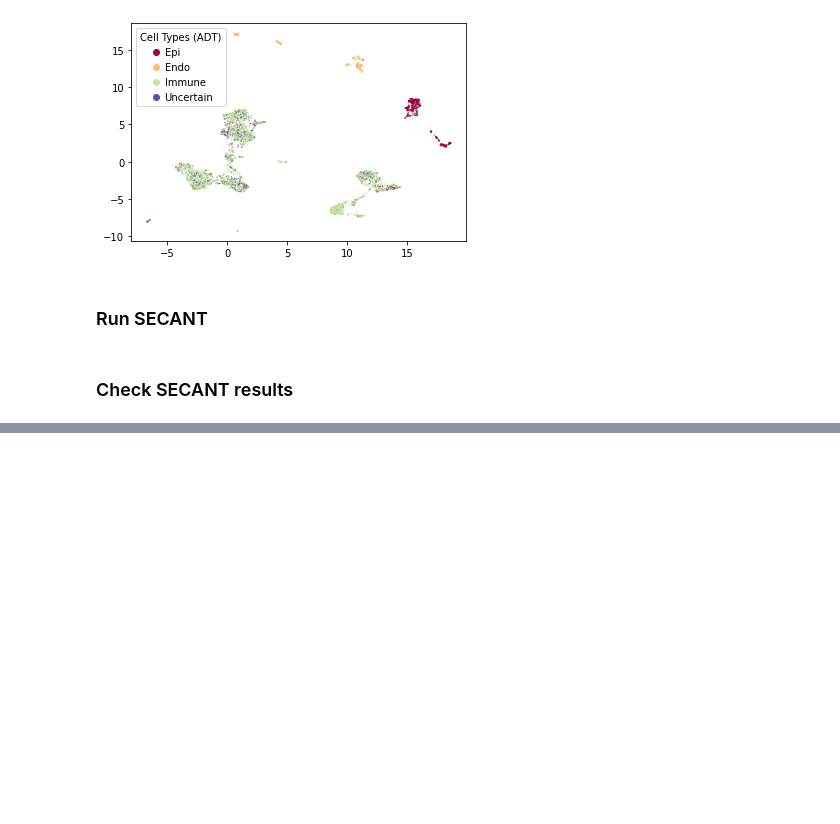
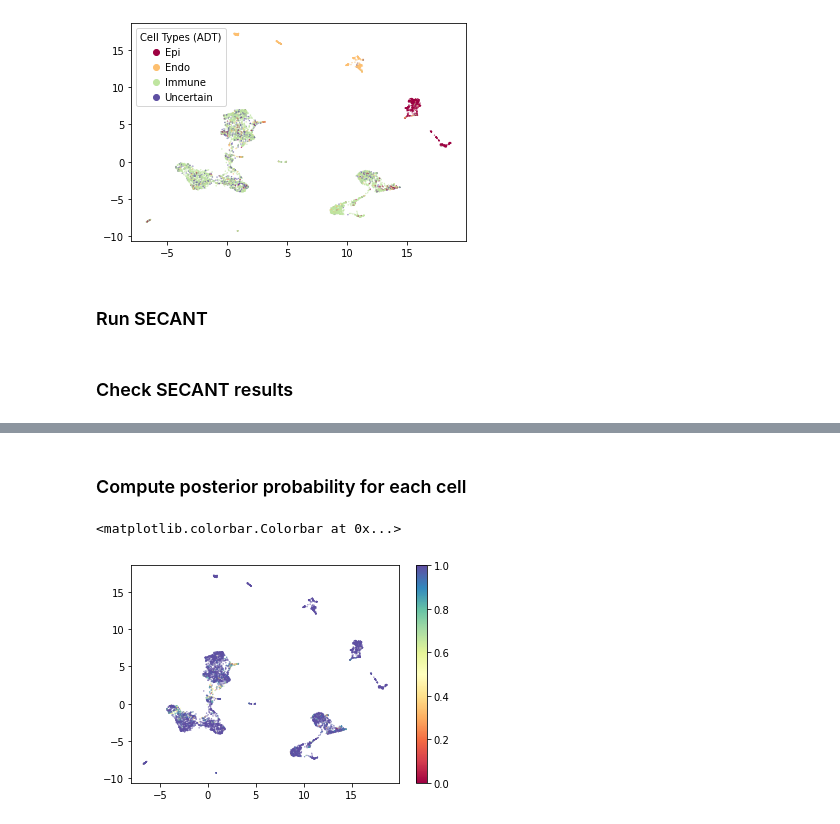
Before and after one commit to tarot0410/SECANT, a Jupyter notebook: example/SECANT_GitHub_Upper_lobe_lung.ipynb, the cells around one changed output, grey strips where cells are left out. Saved outputs shown, nothing was run; the diff lists cells and outputs as text; code cells hidden in the pictures; blank space fills up the shorter version.

```diff
--- a/example/SECANT_GitHub_Upper_lobe_lung.ipynb
+++ b/example/SECANT_GitHub_Upper_lobe_lung.ipynb
@@ -122,0 +142,19 @@ legend1 = plt.legend(handles=scatter1.legend_elements(num=None)[0], labels=mylab
+# %% [markdown]
+### Compute posterior probability for each cell
+# %%
+val, ind = SE_rslt.log_posteriors_final.max(dim=0)
+max_post = val.exp() # posterior prob
+# %%
+# Colored by posterior probability
+scatter2 = plt.scatter(embedding0[:, 0],
+           embedding0[:, 1],
+           c=max_post.data.cpu().numpy(), s=0.1, cmap='Spectral')
+
+nValues = np.arange(0.0, 1.1, 0.1)
+normalize = mcolors.Normalize(vmin=nValues.min(), vmax=nValues.max())
+scalarmappaple = cm.ScalarMappable(norm=normalize, cmap='Spectral')
+scalarmappaple.set_array(nValues)
+plt.colorbar(scalarmappaple)
+# %% [output]
+<matplotlib.colorbar.Colorbar at 0x...>
+[figure, added]
```
Also changed, not shown: parts of 5 cells of this notebook, 5 other files.
